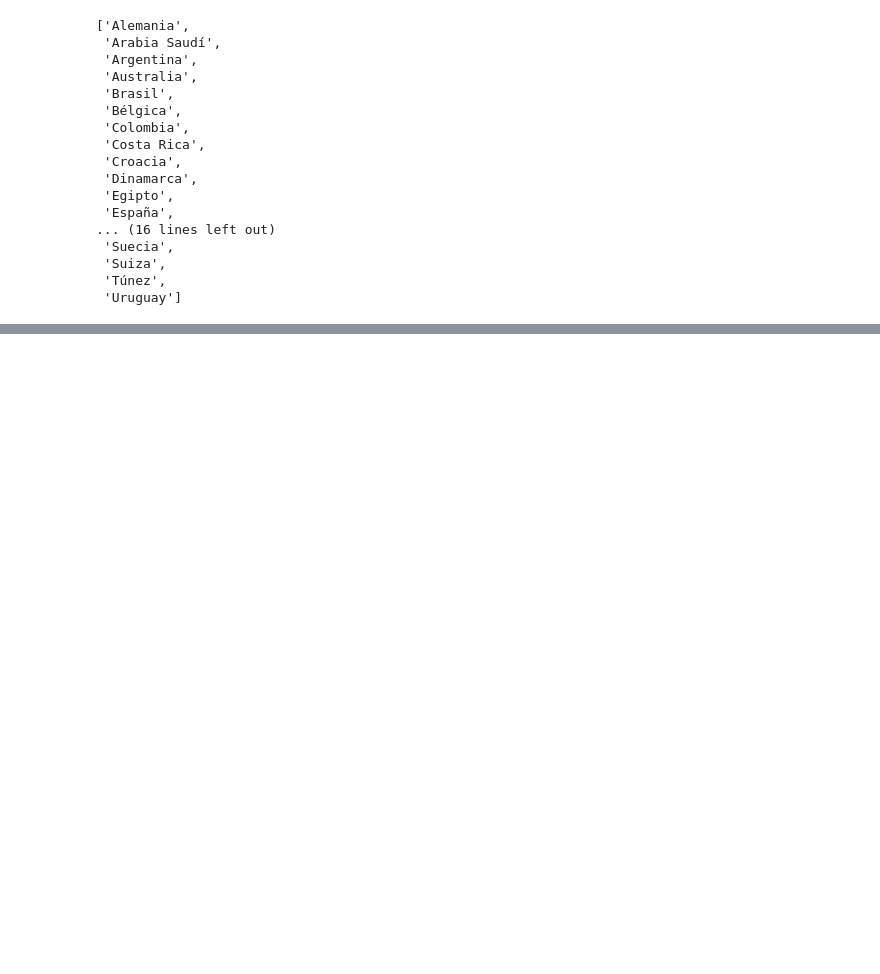
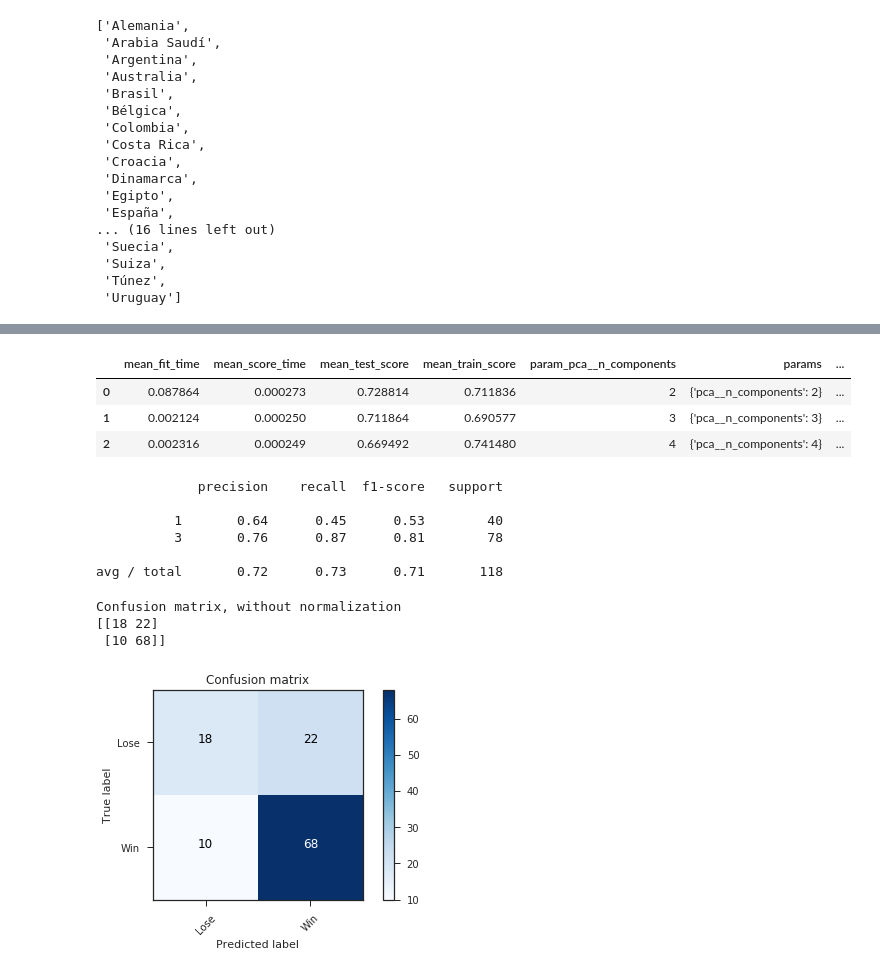
Before and after one commit to Howl24/Lineup-Prediction, a Jupyter notebook: Presentación.ipynb, the cells around one changed output, grey strips where cells are left out. Saved outputs shown, nothing was run; the diff lists cells and outputs as text; code cells hidden in the pictures; blank space fills up the shorter version.

```diff
--- a/Presentación.ipynb
+++ b/Presentación.ipynb
@@ -337,0 +476,13 @@ for model in models:
+# %%
+pipeline = Pipeline([
+    ('pca', PCA()),
+    ('clf', LinearSVC())
+])
+
+param_grid = {
+    'pca__n_components': [2,3,4]
+}
+
+grid = GridSearchCV(pipeline, cv=3, param_grid=param_grid)
+# %%
+grid.fit(X_wl, y_wl)
@@ -337,0 +501,29 @@ for model in models:
+# %%
+pd.DataFrame(grid.cv_results_)
+# %% [output]
+|  | mean_fit_time | mean_score_time | mean_test_score | mean_train_score | param_pca__n_components | params | ... |
+| 0 | 0.087864 | 0.000273 | 0.728814 | 0.711836 | 2 | {'pca__n_components': 2} | ... |
+| 1 | 0.002124 | 0.000250 | 0.711864 | 0.690577 | 3 | {'pca__n_components': 3} | ... |
+| 2 | 0.002316 | 0.000249 | 0.669492 | 0.741480 | 4 | {'pca__n_components': 4} | ... |
+# %%
+model = grid.best_estimator_
+# %%
+y_pred = cross_val_predict(model, X_wl, y_wl)
+# %%
+print(classification_report(y_wl, y_pred))
+# %% [output]
+             precision    recall  f1-score   support
+
+          1       0.64      0.45      0.53        40
+          3       0.76      0.87      0.81        78
+
+avg / total       0.72      0.73      0.71       118
+# %%
+classes = ['Lose', 'Win']
+cm = confusion_matrix(y_wl, y_pred)
+plot_confusion_matrix(cm, classes )
+# %% [output]
+Confusion matrix, without normalization
+[[18 22]
+ [10 68]]
+[figure, added]
```
Also changed, not shown: parts of 36 cells of this notebook, 2 other files.
